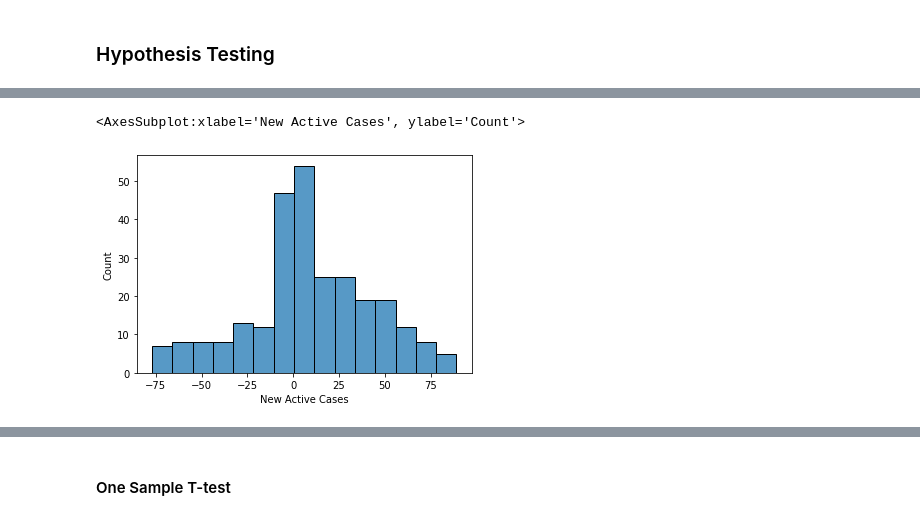
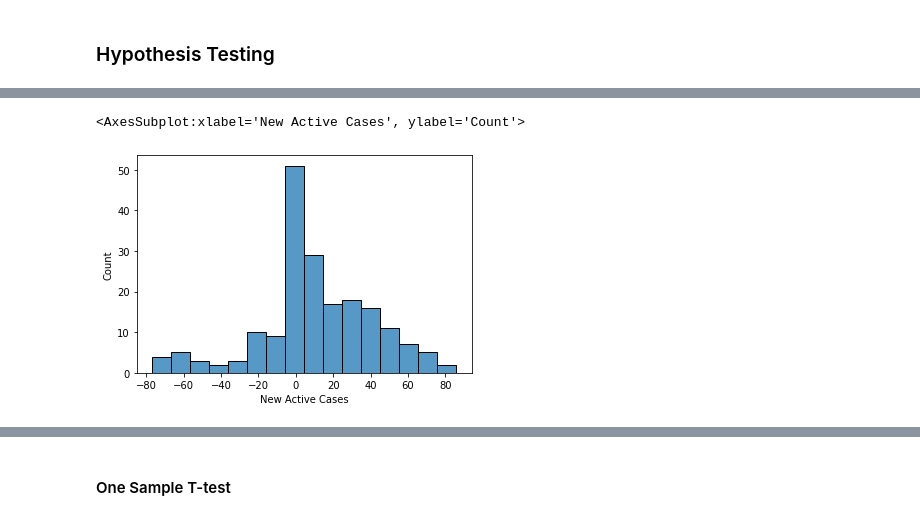
Before and after one commit to Penzragon/h8dsft_Inferential, a Jupyter notebook: script.ipynb, the cells around one changed output, grey strips where cells are left out. Drawn from its saved outputs; the diff is of its cells as text; code cells hidden in the pictures.

Commit message:
Update case

```diff
--- a/script.ipynb
+++ b/script.ipynb
@@ -32,6 +32,8 @@ covid.head()
 | 3 | 3/2/2020 | ID-RI | Riau | 1 | 0 | 0 | 1 | ... |
 | 4 | 3/3/2020 | ID-JK | DKI Jakarta | 2 | 0 | 0 | 2 | ... |
 5 rows × 38 columns
+# %%
+covid['Date'] = pd.to_datetime(covid['Date'])
 # %% [markdown]
 ### Data Characteristics
 # %%
@@ -130,5 +116,7 @@ jabar
+# %%
+jabar_2020 = jabar[jabar['Date'].dt.year == 2020]
 # %%
-sns.histplot(data=jabar, x='New Active Cases')
+sns.histplot(data=jabar_2020, x='New Active Cases')
 # %% [output]
 <AxesSubplot:xlabel='New Active Cases', ylabel='Count'>
-[figure, old version]
+[figure, new version]
```
Also changed, not shown: parts of 13 cells of this notebook.
